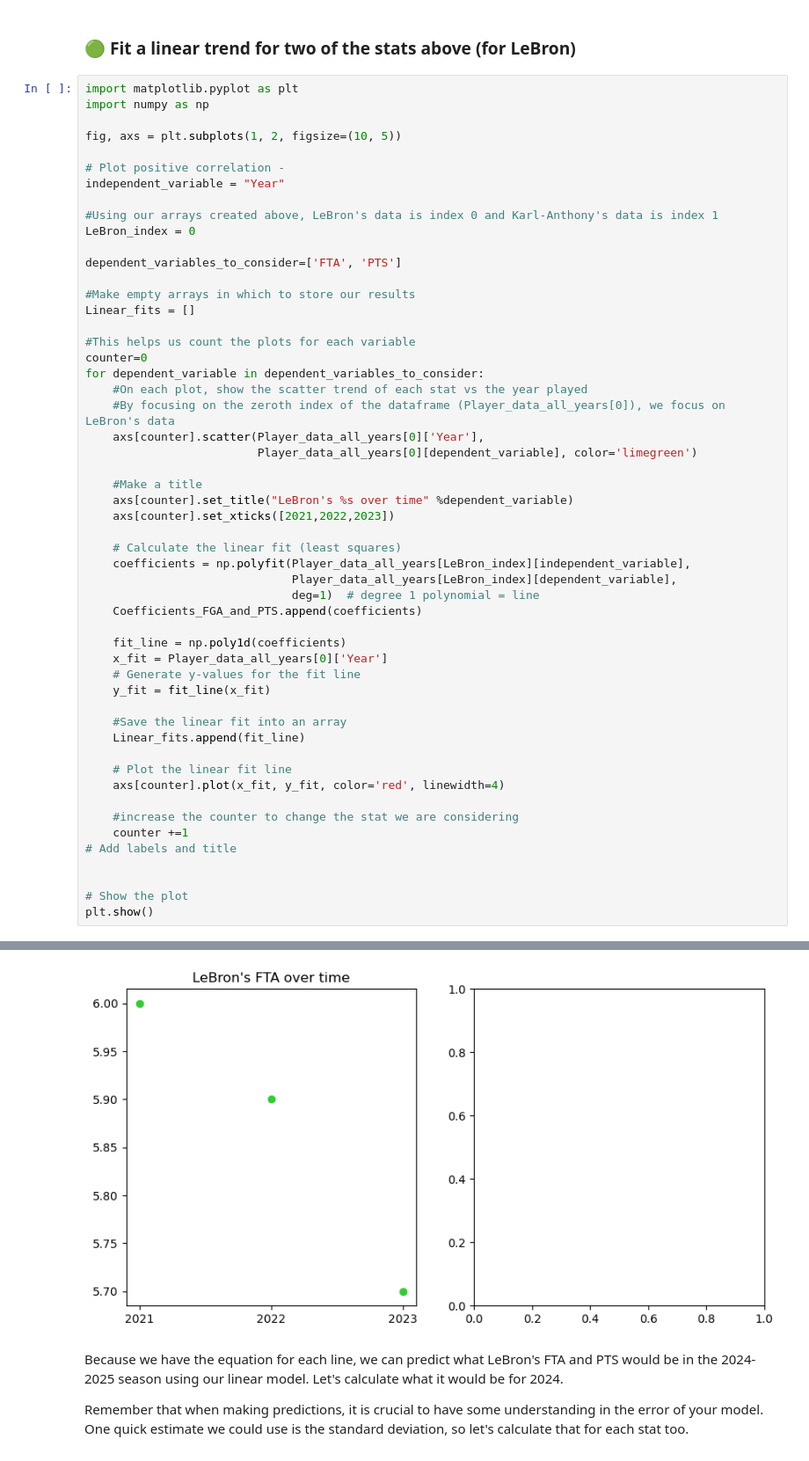
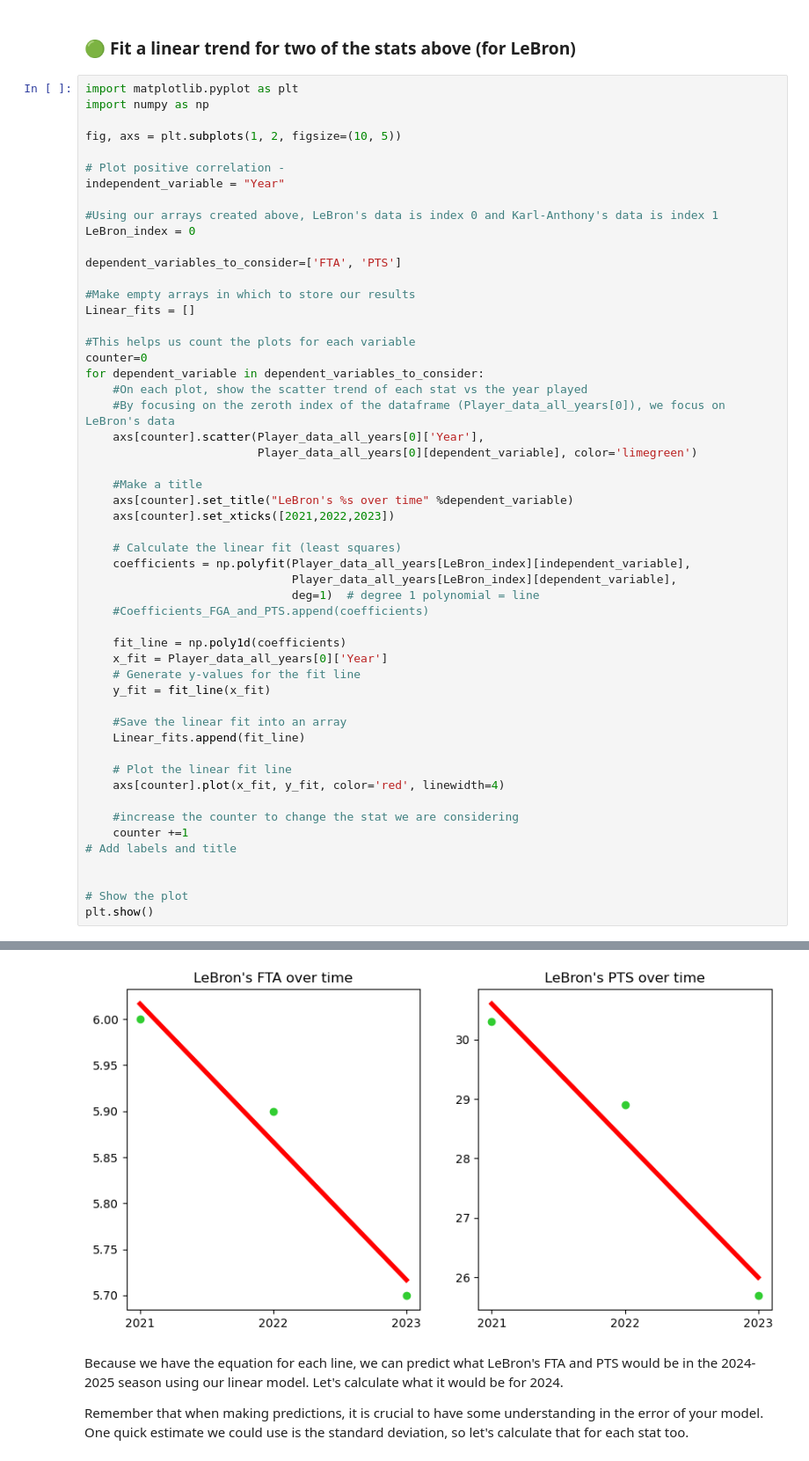
Before and after one commit to gflorencia13/CFR-2025, a Jupyter notebook: Stats/Notebooks/3-Error_timeseries.ipynb, the cells around one changed output, grey strips where cells are left out. Shown at 88% size. Saved outputs shown, nothing was run; the diff lists cells and outputs as text.

```diff
--- a/Stats/Notebooks/3-Error_timeseries.ipynb
+++ b/Stats/Notebooks/3-Error_timeseries.ipynb
@@ -444,7 +444,7 @@ for dependent_variable in dependent_variables_to_consider:
     coefficients = np.polyfit(Player_data_all_years[LeBron_index][independent_variable],
                               Player_data_all_years[LeBron_index][dependent_variable],
                               deg=1)  # degree 1 polynomial = line
-    Coefficients_FGA_and_PTS.append(coefficients)
+    #Coefficients_FGA_and_PTS.append(coefficients)
 
     fit_line = np.poly1d(coefficients)
     x_fit = Player_data_all_years[0]['Year']
@@ -469,4 +468,4 @@ NameError: name 'Coefficients_FGA_and_PTS' is not defined
-[figure, old version]
+[figure, new version]
 # %% [markdown]
 Because we have the equation for each line, we can predict what LeBron's FTA and PTS would be in the 2024-2025 season using our linear model. Let's calculate what it would be for 2024.
 
```
Also changed, not shown: parts of 10 cells of this notebook.
